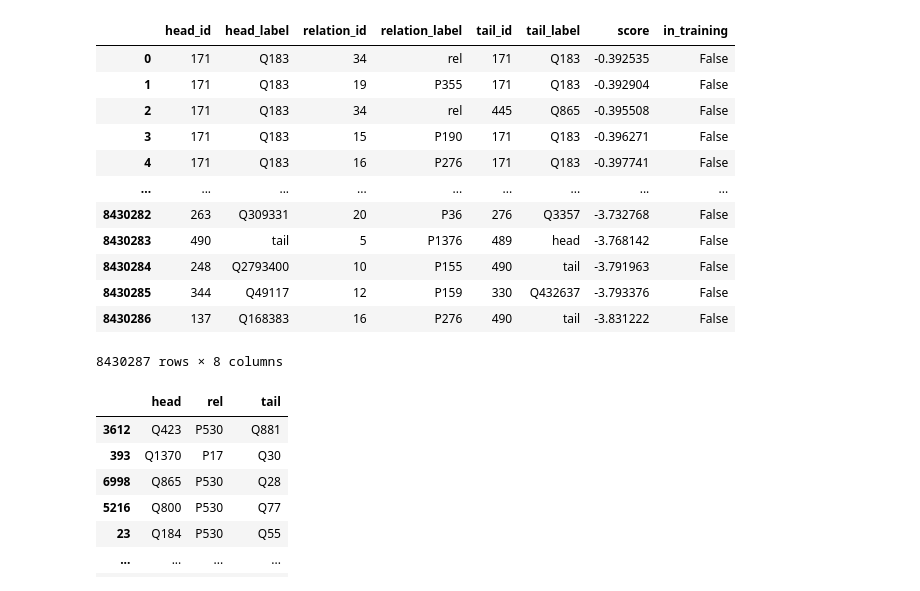
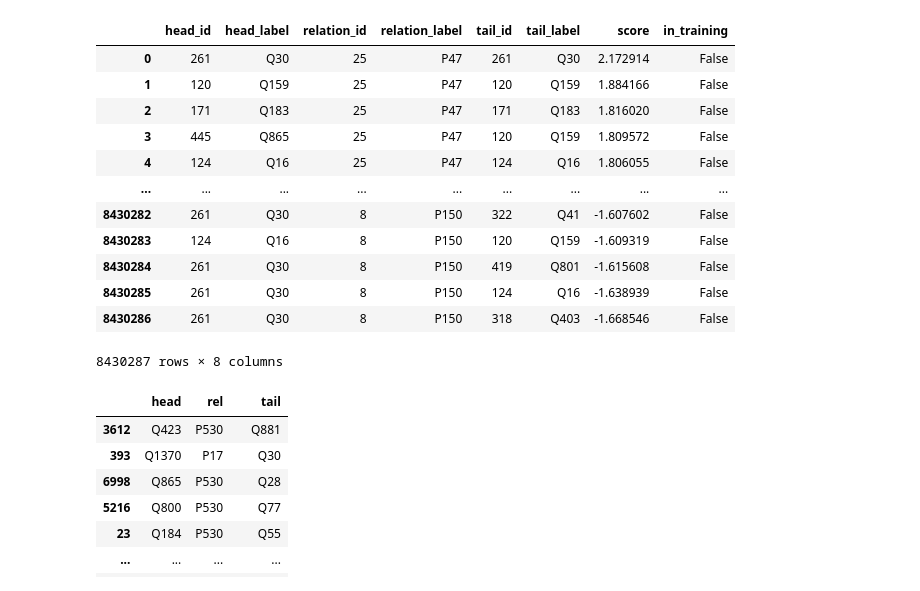
Before and after one commit to Loris697/knowledge2dataset, a Jupyter notebook: DatasetGeneration.ipynb, the cells around one changed output. Drawn from its saved outputs; the diff is of its cells as text; code cells hidden in the pictures.

```diff
--- a/DatasetGeneration.ipynb
+++ b/DatasetGeneration.ipynb
@@ -37,20 +37,20 @@ def get_italian_label_rel(qid):
 
     return italian_name
 # %%
-finalPrediction = pd.read_csv("final_pred.csv")
+finalPrediction = pd.read_csv("data/final_pred.csv")
 finalPrediction
 # %% [output]
 |  | head_id | head_label | relation_id | relation_label | tail_id | tail_label | score | in_training |
-| 0 | 171 | Q183 | 34 | rel | 171 | Q183 | -0.392535 | False |
-| 1 | 171 | Q183 | 19 | P355 | 171 | Q183 | -0.392904 | False |
-| 2 | 171 | Q183 | 34 | rel | 445 | Q865 | -0.395508 | False |
-| 3 | 171 | Q183 | 15 | P190 | 171 | Q183 | -0.396271 | False |
-| 4 | 171 | Q183 | 16 | P276 | 171 | Q183 | -0.397741 | False |
+| 0 | 261 | Q30 | 25 | P47 | 261 | Q30 | 2.172914 | False |
+| 1 | 120 | Q159 | 25 | P47 | 120 | Q159 | 1.884166 | False |
+| 2 | 171 | Q183 | 25 | P47 | 171 | Q183 | 1.816020 | False |
+| 3 | 445 | Q865 | 25 | P47 | 120 | Q159 | 1.809572 | False |
+| 4 | 124 | Q16 | 25 | P47 | 124 | Q16 | 1.806055 | False |
 | ... | ... | ... | ... | ... | ... | ... | ... | ... |
-| 8430282 | 263 | Q309331 | 20 | P36 | 276 | Q3357 | -3.732768 | False |
-| 8430283 | 490 | tail | 5 | P1376 | 489 | head | -3.768142 | False |
-| 8430284 | 248 | Q2793400 | 10 | P155 | 490 | tail | -3.791963 | False |
-| 8430285 | 344 | Q49117 | 12 | P159 | 330 | Q432637 | -3.793376 | False |
-| 8430286 | 137 | Q168383 | 16 | P276 | 490 | tail | -3.831222 | False |
+| 8430282 | 261 | Q30 | 8 | P150 | 322 | Q41 | -1.607602 | False |
+| 8430283 | 124 | Q16 | 8 | P150 | 120 | Q159 | -1.609319 | False |
+| 8430284 | 261 | Q30 | 8 | P150 | 419 | Q801 | -1.615608 | False |
+| 8430285 | 261 | Q30 | 8 | P150 | 124 | Q16 | -1.638939 | False |
+| 8430286 | 261 | Q30 | 8 | P150 | 318 | Q403 | -1.668546 | False |
 8430287 rows × 8 columns
 # %%
```
Also changed, not shown: parts of 8 cells of this notebook, 4 other files.
